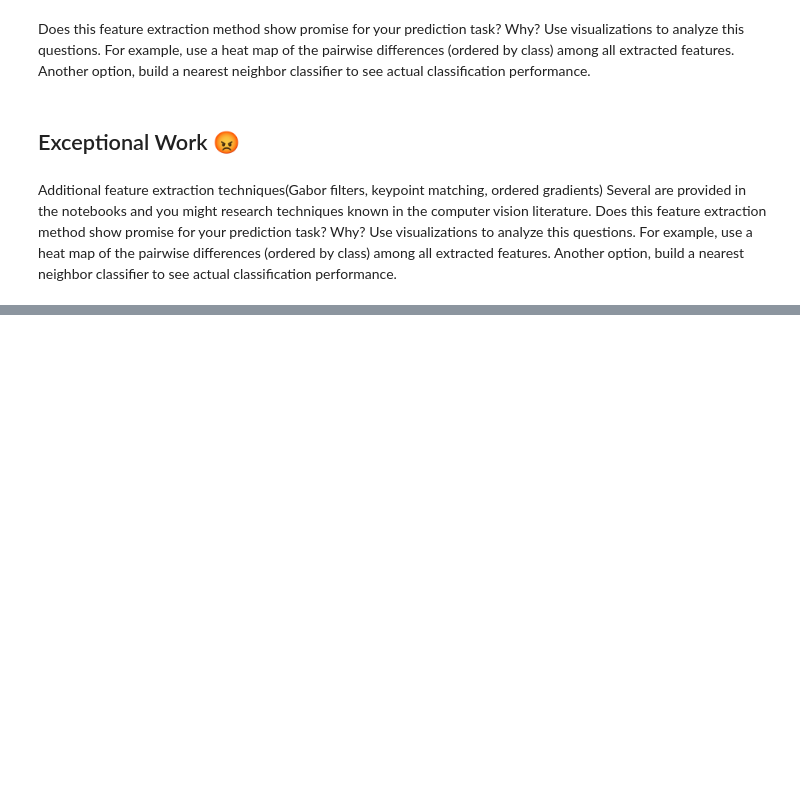
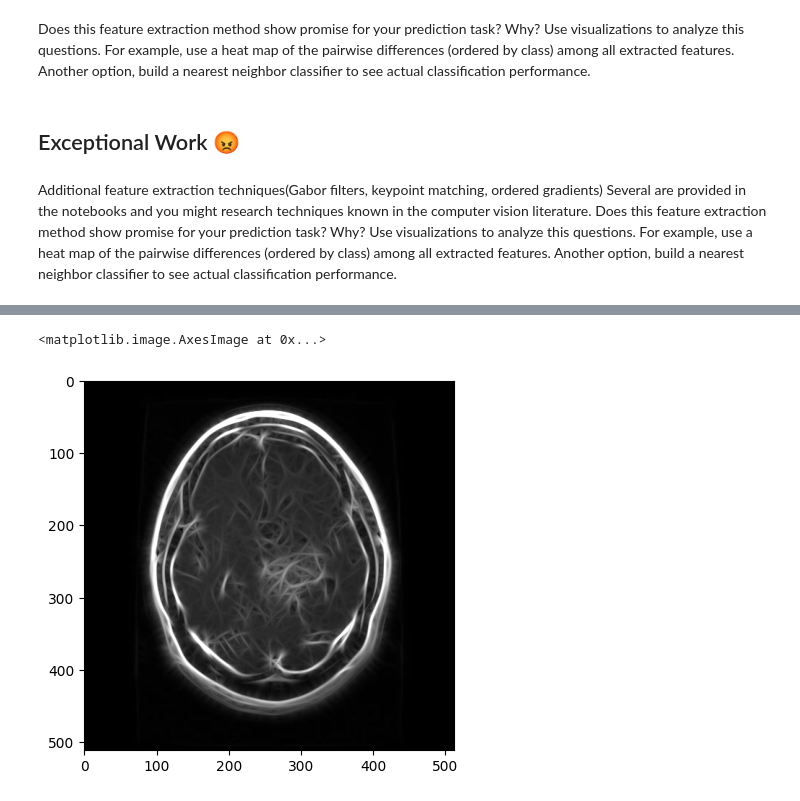
Before and after one commit to yaosam521/CS-7324-Proj-2, a Jupyter notebook: Proj-2.ipynb, the cells around one changed output, grey strips where cells are left out. Cells and saved outputs as stored; diff of their text form; code cells hidden in the pictures; blank space fills up the shorter version.

```diff
--- a/Proj-2.ipynb
+++ b/Proj-2.ipynb
@@ -185,0 +228,5 @@ Use visualizations to analyze this questions. For example, use a heat map of the
+# %%
+plt.imshow(res1)
+# %% [output]
+<matplotlib.image.AxesImage at 0x...>
+[figure, added]
```
Also changed, not shown: parts of 13 cells of this notebook.
